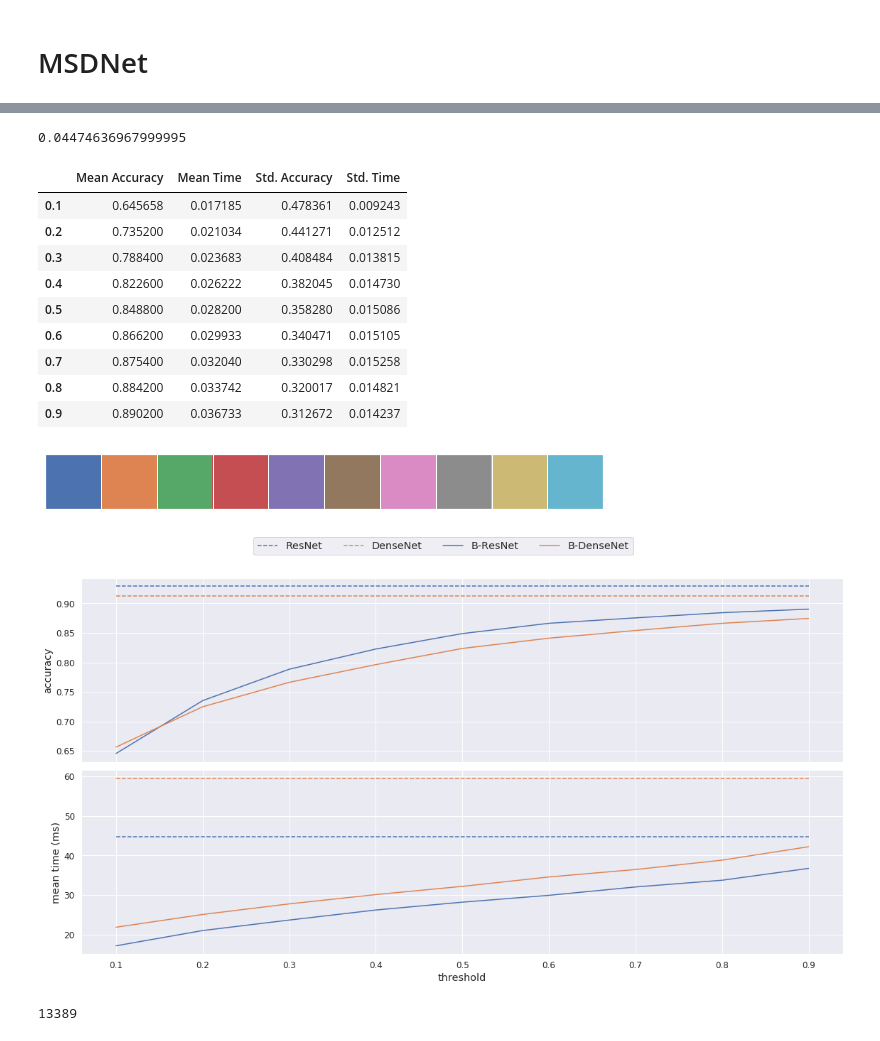
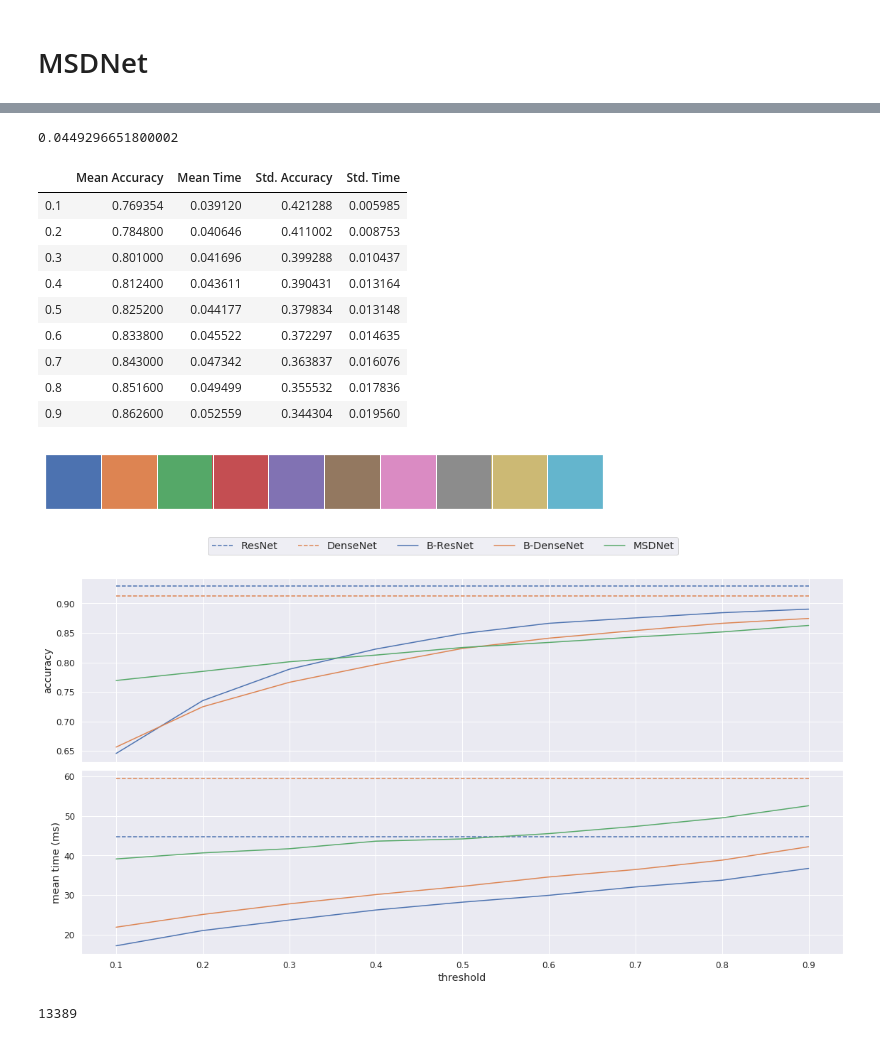
Before and after one commit to AlexKarlsen/thesis-src, a Jupyter notebook: DDNN/logging/threshold_test/Inference analysis.ipynb, the cells around one changed output, grey strips where cells are left out. Saved outputs shown, nothing was run; the diff lists cells and outputs as text; code cells hidden in the pictures.

```diff
--- a/DDNN/logging/threshold_test/Inference analysis.ipynb
+++ b/DDNN/logging/threshold_test/Inference analysis.ipynb
@@ -148,9 +143,8 @@ ee_res_stats
 # %% [markdown]
 # MSDNet
 # %%
-ee_res = pd.read_csv('', index_col=0)
-co_res = pd.read_csv('resnet_conv_inference_test.csv', index_col=0)
-ee_res.correct = ee_res.correct.astype(int)
-ee_res
+ee_msd= pd.read_csv('msdnet_inference_test.csv', index_col=0)
+ee_msd.correct = ee_msd.correct.astype(int)
+ee_msd
 # %% [output]
 |  | threshold | exit | prediction | target | correct | score_margin | time |
@@ -173,5 +162,5 @@ ee_res
 45000 rows × 7 columns
 # %%
-co_res.mean().time
+ee_msd.mean().time
 # %% [output]
-0.04474636967999995
+0.0449296651800002
@@ -180,30 +167,32 @@ ee_res = ee_res.to_numpy()
+# %%
+ee_msd = ee_msd.to_numpy()
 # %%
-ee_res = pd.DataFrame(ee_res[1:], columns=['threshold', 'exit', 'prediction', 'target', 'correct', 'score', 'time'])
+ee_msd = pd.DataFrame(ee_msd[1:], columns=['threshold', 'exit', 'prediction', 'target', 'correct', 'score', 'time'])
 # %%
 arr = []
 
 x = [0.1,0.2,0.3,0.4,0.5,0.6,0.7,0.8,0.9]
 
-for i in ee_res.groupby(['threshold']):
+for i in ee_msd.groupby(['threshold']):
     tmp = i[1].mean()
     tmp2 = i[1].std()
     arr.append((tmp.correct, tmp.time, tmp2.correct, tmp2.time))
 
 
 #sns.lineplot(data=i[1].mean().correct)
-ee_res_stats = pd.DataFrame(arr, columns=["Mean Accuracy", "Mean Time", "Std. Accuracy", "Std. Time"], index=[0.1,0.2,0.3,0.4,0.5,0.6,0.7,0.8,0.9])
-ee_res_stats
+ee_msd_stats = pd.DataFrame(arr, columns=["Mean Accuracy", "Mean Time", "Std. Accuracy", "Std. Time"], index=[0.1,0.2,0.3,0.4,0.5,0.6,0.7,0.8,0.9])
+ee_msd_stats
 # %% [output]
 |  | Mean Accuracy | Mean Time | Std. Accuracy | Std. Time |
-| 0.1 | 0.645658 | 0.017185 | 0.478361 | 0.009243 |
-| 0.2 | 0.735200 | 0.021034 | 0.441271 | 0.012512 |
-| 0.3 | 0.788400 | 0.023683 | 0.408484 | 0.013815 |
-| 0.4 | 0.822600 | 0.026222 | 0.382045 | 0.014730 |
-| 0.5 | 0.848800 | 0.028200 | 0.358280 | 0.015086 |
-| 0.6 | 0.866200 | 0.029933 | 0.340471 | 0.015105 |
-| 0.7 | 0.875400 | 0.032040 | 0.330298 | 0.015258 |
-| 0.8 | 0.884200 | 0.033742 | 0.320017 | 0.014821 |
-| 0.9 | 0.890200 | 0.036733 | 0.312672 | 0.014237 |
+| 0.1 | 0.769354 | 0.039120 | 0.421288 | 0.005985 |
+| 0.2 | 0.784800 | 0.040646 | 0.411002 | 0.008753 |
+| 0.3 | 0.801000 | 0.041696 | 0.399288 | 0.010437 |
+| 0.4 | 0.812400 | 0.043611 | 0.390431 | 0.013164 |
+| 0.5 | 0.825200 | 0.044177 | 0.379834 | 0.013148 |
+| 0.6 | 0.833800 | 0.045522 | 0.372297 | 0.014635 |
+| 0.7 | 0.843000 | 0.047342 | 0.363837 | 0.016076 |
+| 0.8 | 0.851600 | 0.049499 | 0.355532 | 0.017836 |
+| 0.9 | 0.862600 | 0.052559 | 0.344304 | 0.019560 |
 # %%
 current_palette = sns.color_palette()
 sns.palplot(current_palette)
@@ -213,36 +202,40 @@ sns.palplot(current_palette)
 fig, axes = plt.subplots(2,1, sharex=True)
 sns.lineplot(x=x, y=co_res.mean().correct*np.ones(9), ax=axes[0], color=current_palette[0])
 sns.lineplot(x=x, y=co_res.mean().time*np.ones(9)*1000, ax=axes[1], color=current_palette[0])
 
 sns.lineplot(x=x, y=co_dense.mean().correct*np.ones(9), ax=axes[0],  color=current_palette[1])
 sns.lineplot(x=x, y=co_dense.mean().time*np.ones(9)*1000, ax=axes[1],  color=current_palette[1])
 
 sns.lineplot(data=ee_res_stats['Mean Accuracy'], ax=axes[0], color=current_palette[0])
-sns.lineplot(data=ee_res_stats['Mean Time']*1000, ax=axes[1])
+sns.lineplot(data=ee_res_stats['Mean Time']*1000, ax=axes[1], color=current_palette[0])
 
 sns.lineplot(data=ee_dense_stats['Mean Accuracy'], ax=axes[0], color=current_palette[1])
 sns.lineplot(data=ee_dense_stats['Mean Time']*1000, ax=axes[1],  color=current_palette[1])
+
+sns.lineplot(data=ee_msd_stats['Mean Accuracy'], ax=axes[0], color=current_palette[2])
+sns.lineplot(data=ee_msd_stats['Mean Time']*1000, ax=axes[1],  color=current_palette[2])
+
 axes[0].set_ylabel('accuracy')
 axes[1].set_ylabel('mean time (ms)')
 plt.xlabel('threshold')
 
 
 
 axes[0].lines[0].set_linestyle("--")
 
 axes[1].lines[0].set_linestyle("--")
 
 axes[0].lines[1].set_linestyle("--")
 
 axes[1].lines[1].set_linestyle("--")
 
 
-fig.legend([ 'ResNet', 'DenseNet', 'B-ResNet', 'B-DenseNet'], ncol=4, loc="upper center")
+fig.legend([ 'ResNet', 'DenseNet', 'B-ResNet', 'B-DenseNet', 'MSDNet'], ncol=5, loc="upper center")
 fig.tight_layout()
 fig.subplots_adjust(top=0.90)
 plt.savefig('compare_exiting_vs_no_exiting.png', dpi=300)
 # %% [output]
-[figure, old version]
+[figure, new version]
 # %%
 len(ee_res.loc[ee_res['exit']==0])
 # %% [output]
```
Also changed, not shown: parts of 8 cells of this notebook, 4 other files.
